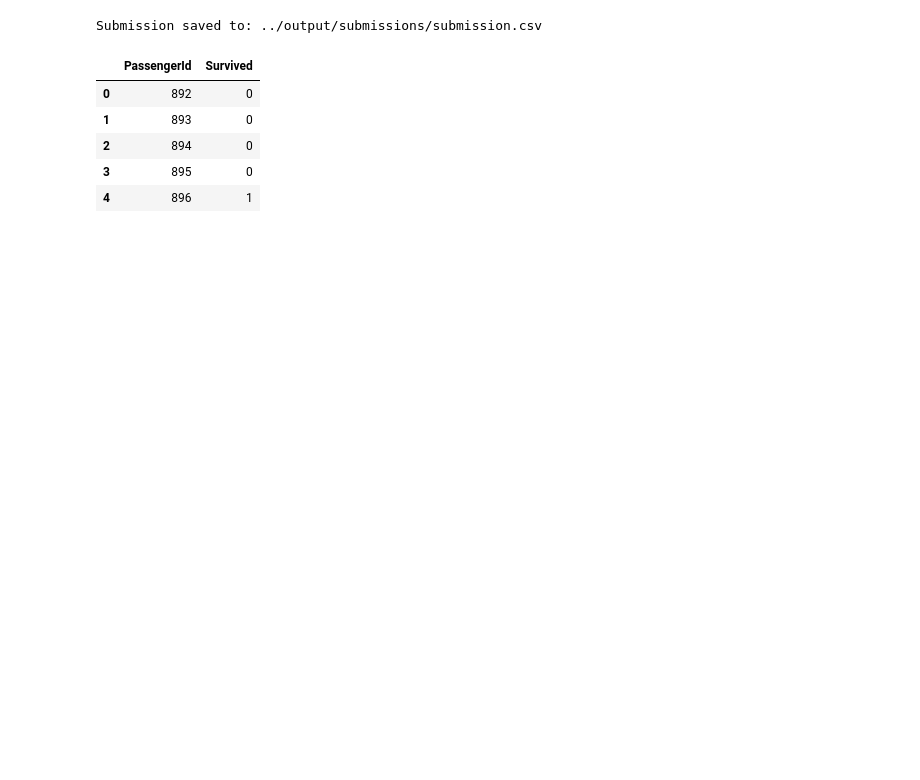
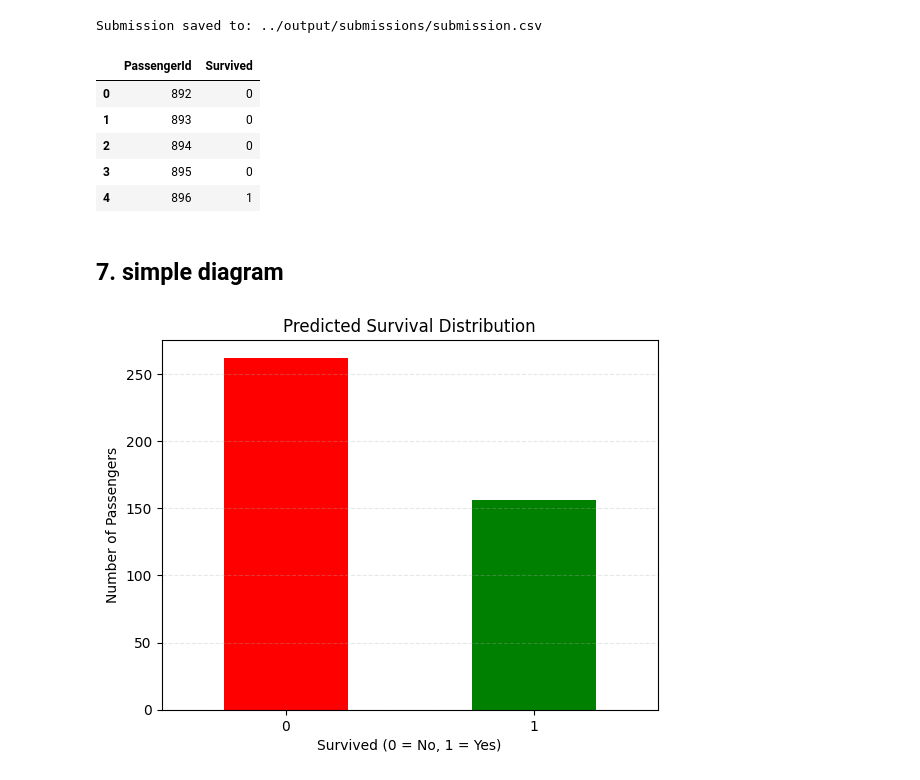
Before and after one commit to saljaoui/kaggle-titanic, a Jupyter notebook: notebooks/main.ipynb, the cells around one changed output. Drawn from its saved outputs; the diff is of its cells as text; code cells hidden in the pictures; blank space fills up the shorter version.

Commit message:
`Updated code and configuration files for a Kaggle Titanic competition submission`

```diff
--- a/notebooks/main.ipynb
+++ b/notebooks/main.ipynb
@@ -66,0 +88,6 @@ Test features: (418, 8)
+# %%
+X, y, X_test, test_ids = preprocess_data(train, test)
+
+
+print("Train shape:", X.shape)
+print("Test shape:", X_test.shape)
@@ -69,11 +99,7 @@ Test features: (418, 8)
 # %%
-X_train, X_val, y_train, y_val = train_test_split(
-    X, y, test_size=0.2, random_state=42, stratify=y
-)
+model = LogisticRegression(max_iter=1000)
+scores = cross_val_score(model, X, y, cv=5, scoring="accuracy")
+model.fit(X, y)
 
-model = LogisticRegression(max_iter=1000)
-model.fit(X_train, y_train)
-
-val_acc = model.score(X_val, y_val)
-print("Validation accuracy:", val_acc)
+print("CV accuracy:", scores.mean())
 # %% [output]
@@ -83,15 +109,9 @@ Validation accuracy: 0.8044692737430168
 # %%
-model.fit(X, y)
-
-test_passenger_id = test["PassengerId"].copy()
-X_test = test.drop("PassengerId", axis=1)
-
-test_pred = model.predict(X_test)
-
+preds = model.predict(X_test)
 
 submission = pd.DataFrame({
-    "PassengerId": test_passenger_id,
-    "Survived": test_pred.astype(int)
+    "PassengerId": test_ids,
+    "Survived": preds
 })
 
 submission_path = Path("../output/submissions/submission.csv")
@@ -107,3 +127,18 @@ Submission saved to: ../output/submissions/submission.csv
 | 2 | 894 | 0 |
 | 3 | 895 | 0 |
 | 4 | 896 | 1 |
+# %% [markdown]
+## 7. simple diagram
+# %%
+survival_counts = submission["Survived"].value_counts()
+
+plt.figure()
+survival_counts.plot(kind="bar", color=["red", "green"])
+plt.title("Predicted Survival Distribution")
+plt.grid(axis="y", linestyle="--", alpha=0.3)
+plt.xlabel("Survived (0 = No, 1 = Yes)")
+plt.ylabel("Number of Passengers")
+plt.xticks(rotation=0)
+plt.show()
+# %% [output]
+[figure, added]
```
Also changed, not shown: parts of 7 cells of this notebook, 2 other files.
